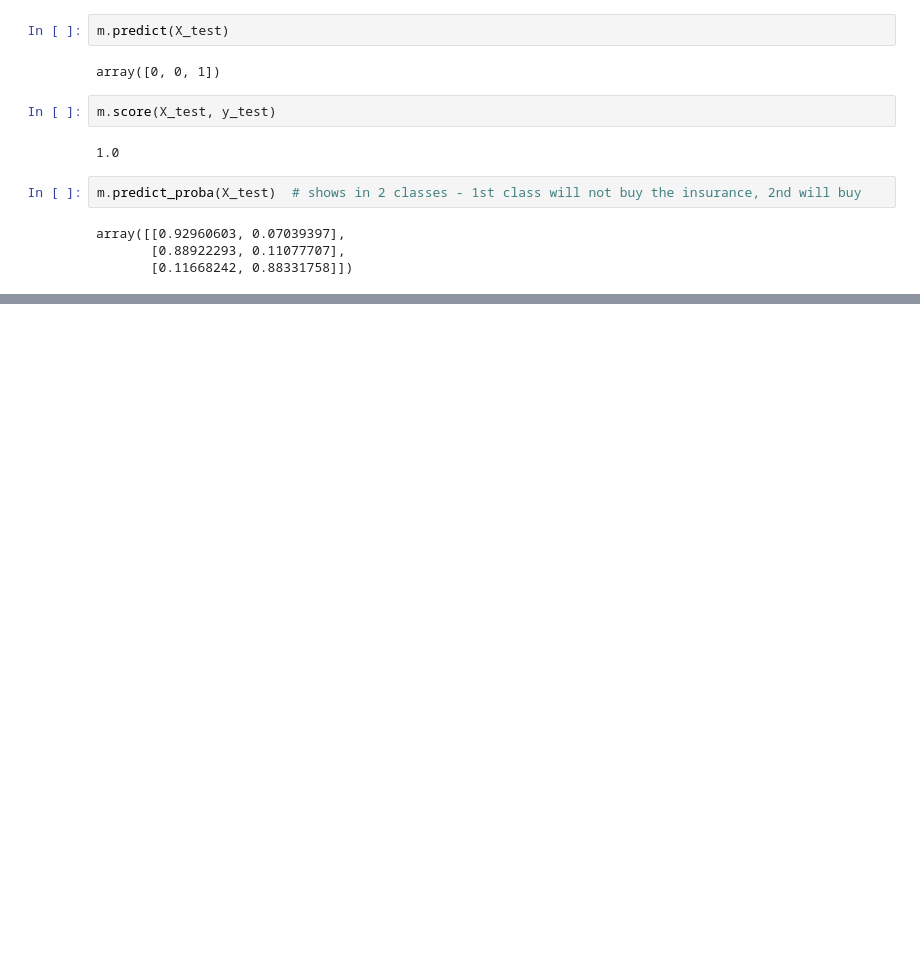
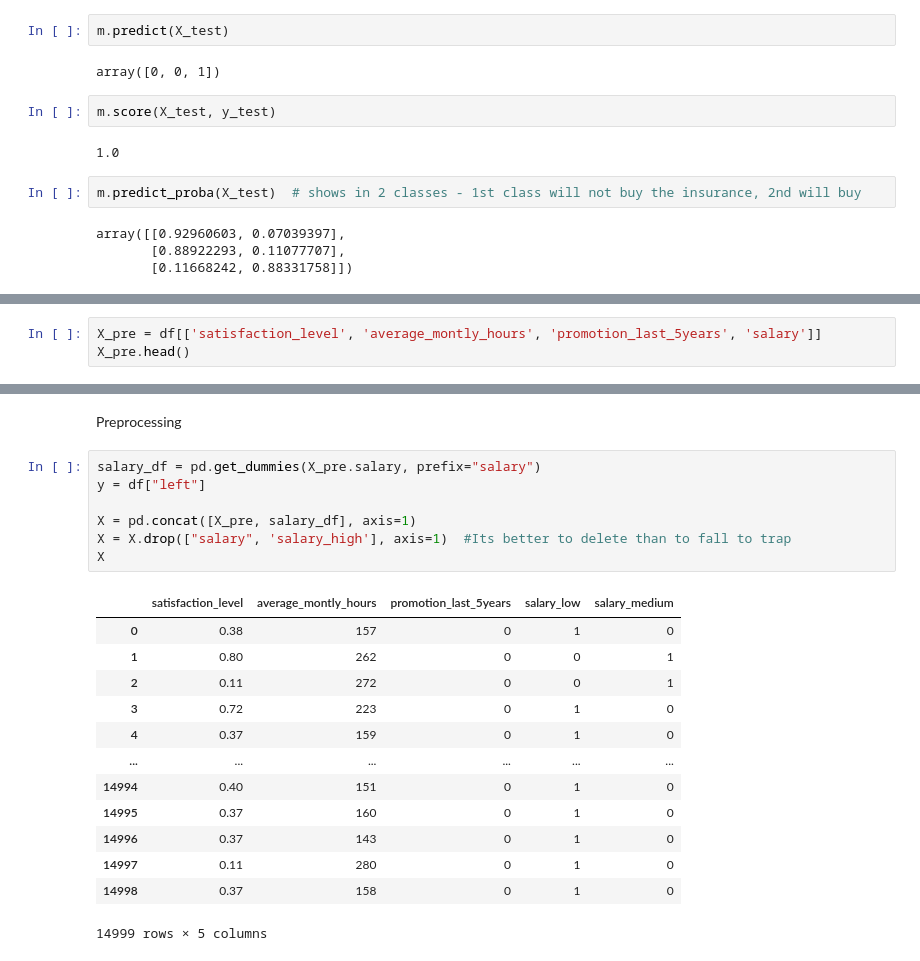
Before and after one commit to pythoneerHiro/ml-101, a Jupyter notebook: ml/logistic_regression.ipynb, the cells around one changed output, grey strips where cells are left out. Drawn from its saved outputs; the diff is of its cells as text; blank space fills up the shorter version.

```diff
--- a/ml/logistic_regression.ipynb
+++ b/ml/logistic_regression.ipynb
@@ -65,0 +151,3 @@ array([[0.92960603, 0.07039397],
+# %%
+X_pre = df[['satisfaction_level', 'average_montly_hours', 'promotion_last_5years', 'salary']]
+X_pre.head()
@@ -65,0 +161,23 @@ array([[0.92960603, 0.07039397],
+# %% [markdown]
+Preprocessing
+# %%
+salary_df = pd.get_dummies(X_pre.salary, prefix="salary")
+y = df["left"]
+
+X = pd.concat([X_pre, salary_df], axis=1)
+X = X.drop(["salary", 'salary_high'], axis=1)  #Its better to delete than to fall to trap
+X
+# %% [output]
+|  | satisfaction_level | average_montly_hours | promotion_last_5years | salary_low | salary_medium |
+| 0 | 0.38 | 157 | 0 | 1 | 0 |
+| 1 | 0.80 | 262 | 0 | 0 | 1 |
+| 2 | 0.11 | 272 | 0 | 0 | 1 |
+| 3 | 0.72 | 223 | 0 | 1 | 0 |
+| 4 | 0.37 | 159 | 0 | 1 | 0 |
+| ... | ... | ... | ... | ... | ... |
+| 14994 | 0.40 | 151 | 0 | 1 | 0 |
+| 14995 | 0.37 | 160 | 0 | 1 | 0 |
+| 14996 | 0.37 | 143 | 0 | 1 | 0 |
+| 14997 | 0.11 | 280 | 0 | 1 | 0 |
+| 14998 | 0.37 | 158 | 0 | 1 | 0 |
+14999 rows × 5 columns
```
Also changed, not shown: parts of 18 cells of this notebook.
